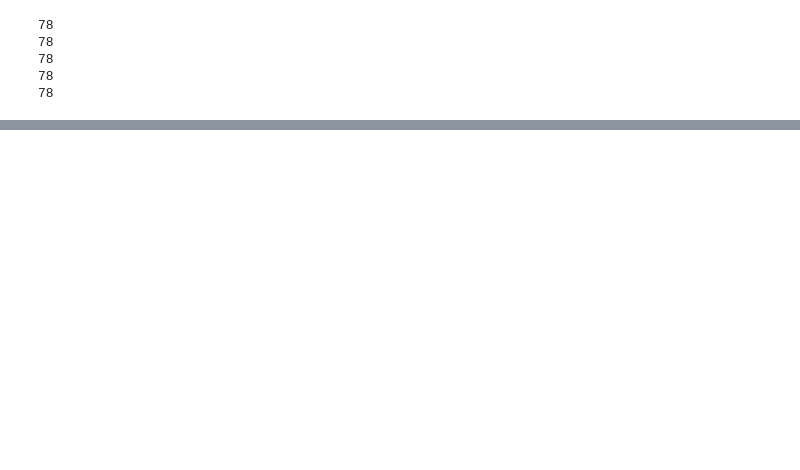
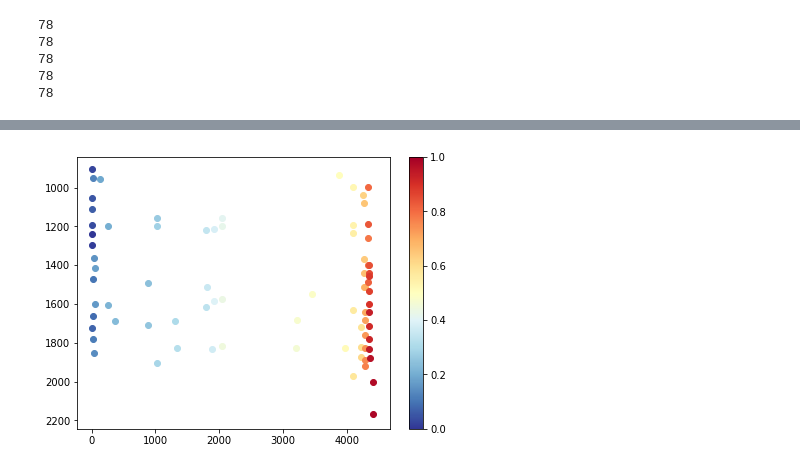
Before and after one commit to Jakidxav/ImpDAR_tutorials, a Jupyter notebook: autopicker/contours_sort.ipynb, the cells around one changed output, grey strips where cells are left out. Saved outputs shown, nothing was run; the diff lists cells and outputs as text; code cells hidden in the pictures; blank space fills up the shorter version.

```diff
--- a/autopicker/contours_sort.ipynb
+++ b/autopicker/contours_sort.ipynb
@@ -150,11 +160,23 @@ The goal of this method is to arrange contours such that:
 
 Returns a list of ridge lines sorted by first (x, y) pair.
 """
-def bubble_sort(ridge_list):
+def bubble_sort(xy_points):
 
-    pass
+    #make a copy of our xy_points list
+    xy_copy = [xy for xy in xy_points]
+
+    #adapted from https://www.w3resource.com/python-exercises/data-structures-and-algorithms/python-search-and-sorting-exercise-4.php
+    for element in range(len(xy_copy) - 1, 0, -1):
+        for i in range(element):
+
+            print(element, i, xy_copy)
+            #move things with higher x values to the end of the list
+            if xy_copy[i][0] > xy_copy[i+1][0]:
+                temp = xy_copy[i]
+                xy_copy[i] = xy_copy[i+1]
+                xy_copy[i+1] = temp
+
+
+    #now shift contours with the same y value to the left
+
+    return xy_copy
-# %%
-#now print sorted points
-for i, item in enumerate(sorted_ridge_points_list):
-    uniquex = uniquex_list[i]
-    print(i, uniquex[0], item[0])
@@ -164,0 +205,2 @@ Make a 2D grid covering the shape of input data[:, 500:3000]. Then plot the star
+# %%
+third = bubble_sort(tuples)
@@ -164,0 +234,13 @@ Make a 2D grid covering the shape of input data[:, 500:3000]. Then plot the star
+# %%
+fig, ax = plt.subplots(figsize=(7, 5))
+
+for i in range(len(third)):
+    c = cm.RdYlBu_r(i/len(third))
+    ax.scatter(third[i][0], third[i][1], color=c)
+
+plt.gca().invert_yaxis()
+fig.colorbar(cm.ScalarMappable(cmap=cm.RdYlBu_r), ax=ax)
+
+plt.show()
+# %% [output]
+[figure, added]
```
Also changed, not shown: parts of 11 cells of this notebook.
